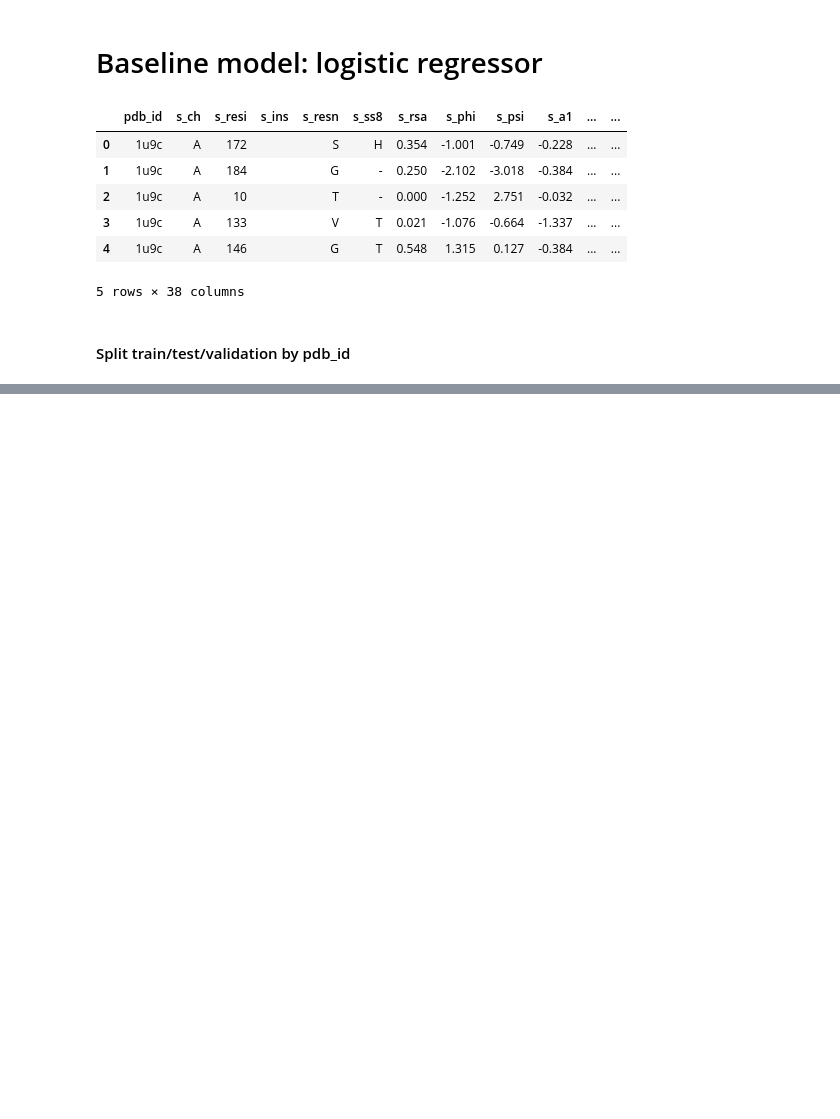
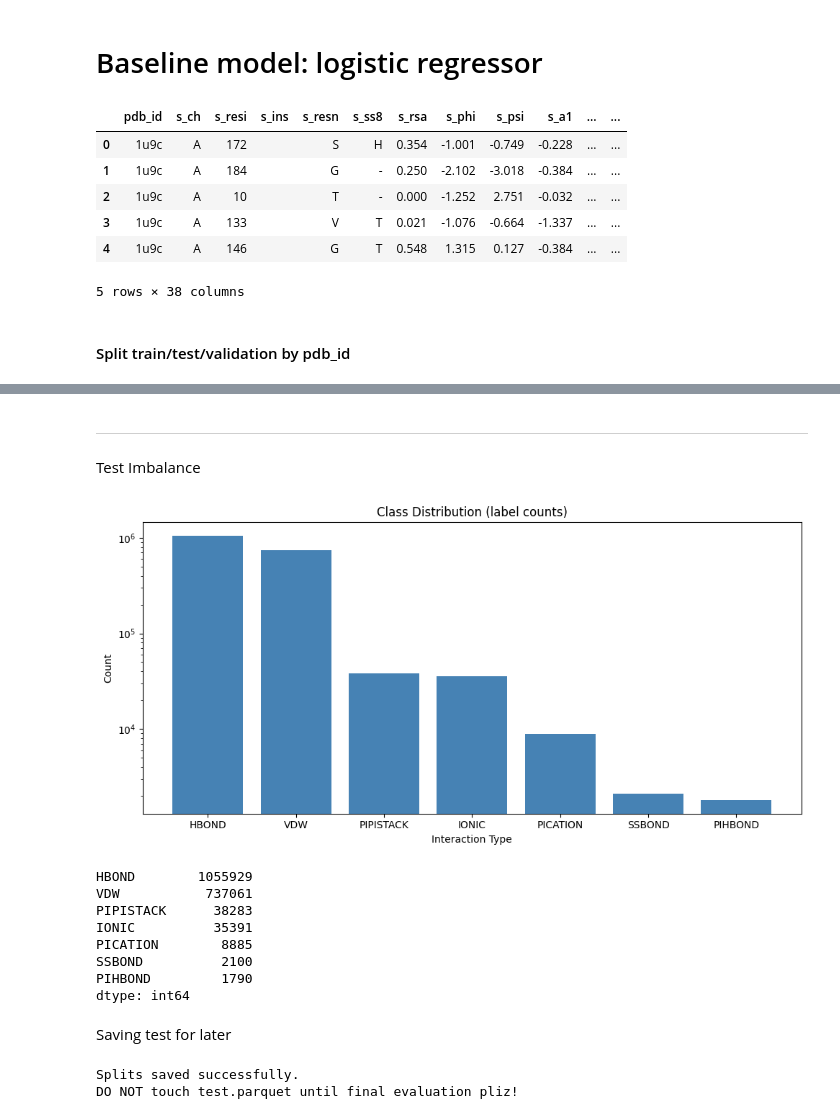
Before and after one commit to miriamzara/SB_Project, a Jupyter notebook: 2_logistic_regression.ipynb, the cells around one changed output, grey strips where cells are left out. Cells and saved outputs as stored; diff of their text form; code cells hidden in the pictures; blank space fills up the shorter version.

```diff
--- a/2_logistic_regression.ipynb
+++ b/2_logistic_regression.ipynb
@@ -21,0 +43,25 @@ df.head()
+# %%
+pair_cols = [
+    "pdb_id",
+    "s_ch", "s_resi", "s_ins", "s_resn",
+    "t_ch", "t_resi", "t_ins", "t_resn"
+]
+
+label_cols = ['HBOND', 'VDW', 'IONIC', 'PIPISTACK', 'PICATION', 'SSBOND', 'PIHBOND']
+
+#Numerical features
+num_features = [
+    's_rsa', 's_phi', 's_psi', 's_a1', 's_a2', 's_a3', 's_a4', 's_a5',
+    's_3di_state',
+    't_rsa', 't_phi', 't_psi', 't_a1', 't_a2', 't_a3', 't_a4', 't_a5',
+    't_3di_state'
+]
+
+#Categorical features
+cat_features = [
+    's_ss8', 's_3di_letter',
+    't_ss8', 't_3di_letter'
+]
+
+print("Label distribution:")
+print(df[label_cols].sum().sort_values(ascending=False))
@@ -21,0 +300,41 @@ df.head()
+# %% [markdown]
+---
+Test Imbalance
+# %%
+import matplotlib.pyplot as plt
+
+label_counts = df[label_cols].sum().sort_values(ascending=False)
+plt.figure(figsize=(10, 5))
+plt.bar(label_counts.index, label_counts.values, color='steelblue')
+plt.title("Class Distribution (label counts)")
+plt.ylabel("Count")
+plt.xlabel("Interaction Type")
+plt.yscale('log')#seeing log scale because very imbalanced
+plt.tight_layout()
+plt.show()
+
+print(label_counts)
+# %% [output]
+[figure, added]
+HBOND        1055929
+VDW           737061
+PIPISTACK      38283
+IONIC          35391
+PICATION        8885
+SSBOND          2100
+PIHBOND         1790
+dtype: int64
+# %% [markdown]
+Saving test for later
+# %%
+os.makedirs("classification_ring/data/processed", exist_ok=True)
+
+train_df.to_parquet("classification_ring/data/processed/train.parquet", index=False)
+val_df.to_parquet("classification_ring/data/processed/val.parquet", index=False)
+test_df.to_parquet("classification_ring/data/processed/test.parquet", index=False)
+
+print("Splits saved successfully.")
+print("DO NOT touch test.parquet until final evaluation pliz!")
+# %% [output]
+Splits saved successfully.
+DO NOT touch test.parquet until final evaluation pliz!
```
Also changed, not shown: parts of 25 cells of this notebook, 5 other files.
